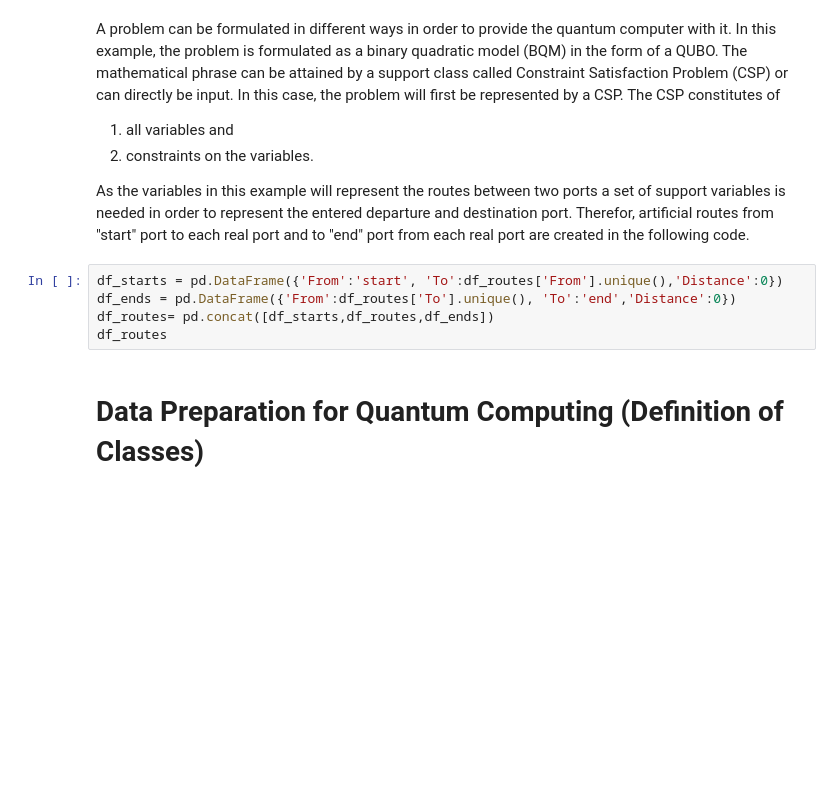
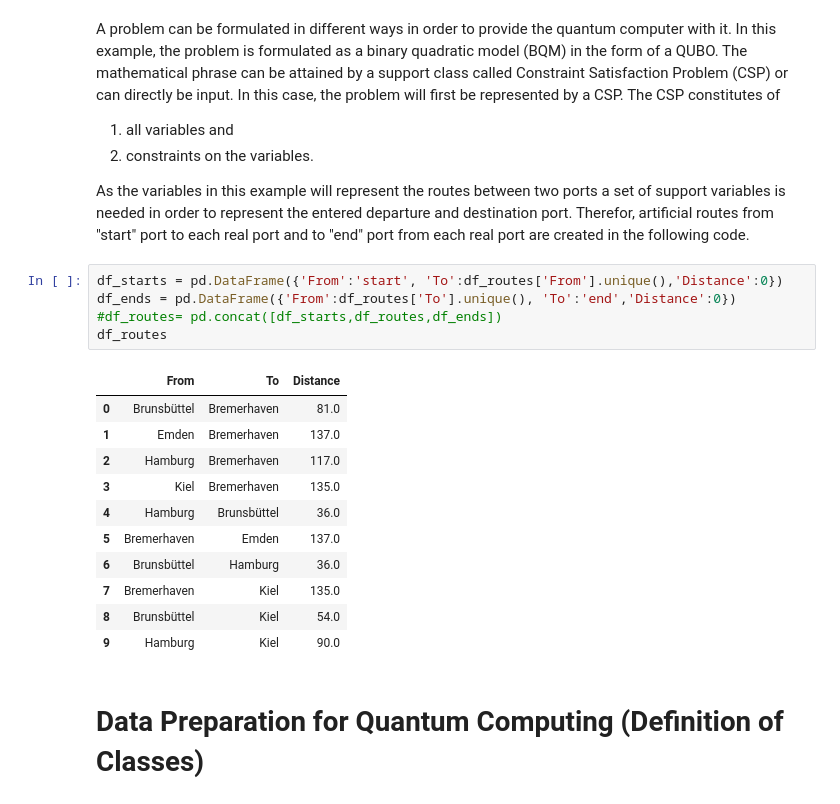
Before and after one commit to annaehhh/Quantum-Computing, a Jupyter notebook: ferrylines.ipynb, the cells around one changed output. Saved outputs shown, nothing was run; the diff lists cells and outputs as text; blank space fills up the shorter version.

```diff
--- a/ferrylines.ipynb
+++ b/ferrylines.ipynb
@@ -93,8 +112,20 @@ As the variables in this example will represent the routes between two ports a s
 # %%
 df_starts = pd.DataFrame({'From':'start', 'To':df_routes['From'].unique(),'Distance':0})
 df_ends = pd.DataFrame({'From':df_routes['To'].unique(), 'To':'end','Distance':0})
-df_routes= pd.concat([df_starts,df_routes,df_ends])
+#df_routes= pd.concat([df_starts,df_routes,df_ends])
 df_routes
+# %% [output]
+|  | From | To | Distance |
+| 0 | Brunsbüttel | Bremerhaven | 81.0 |
+| 1 | Emden | Bremerhaven | 137.0 |
+| 2 | Hamburg | Bremerhaven | 117.0 |
+| 3 | Kiel | Bremerhaven | 135.0 |
+| 4 | Hamburg | Brunsbüttel | 36.0 |
+| 5 | Bremerhaven | Emden | 137.0 |
+| 6 | Brunsbüttel | Hamburg | 36.0 |
+| 7 | Bremerhaven | Kiel | 135.0 |
+| 8 | Brunsbüttel | Kiel | 54.0 |
+| 9 | Hamburg | Kiel | 90.0 |
 # %% [markdown]
 # Data Preparation for Quantum Computing (Definition of Classes)
 # %% [markdown]
```
Also changed, not shown: parts of 8 cells of this notebook.
